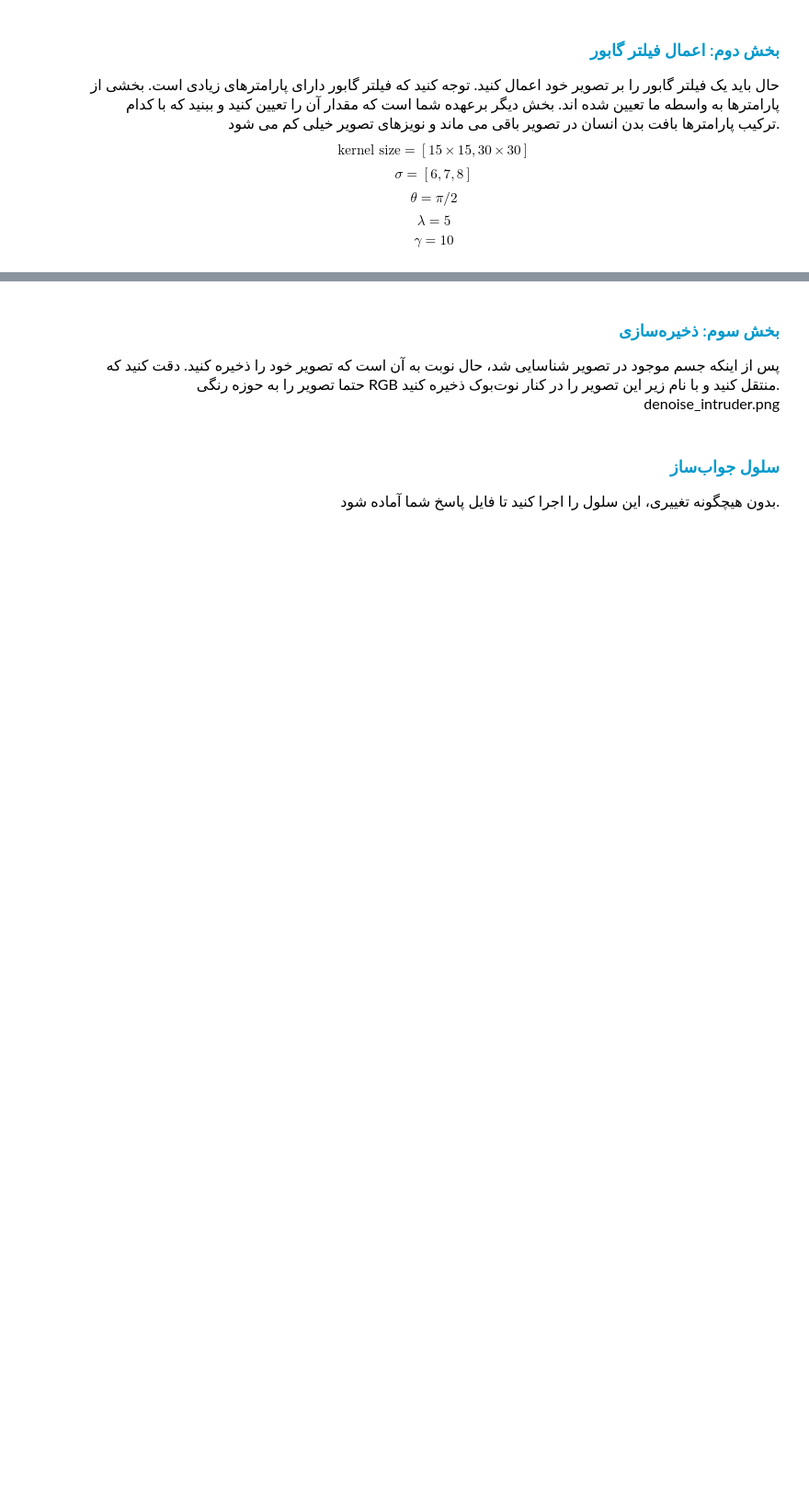
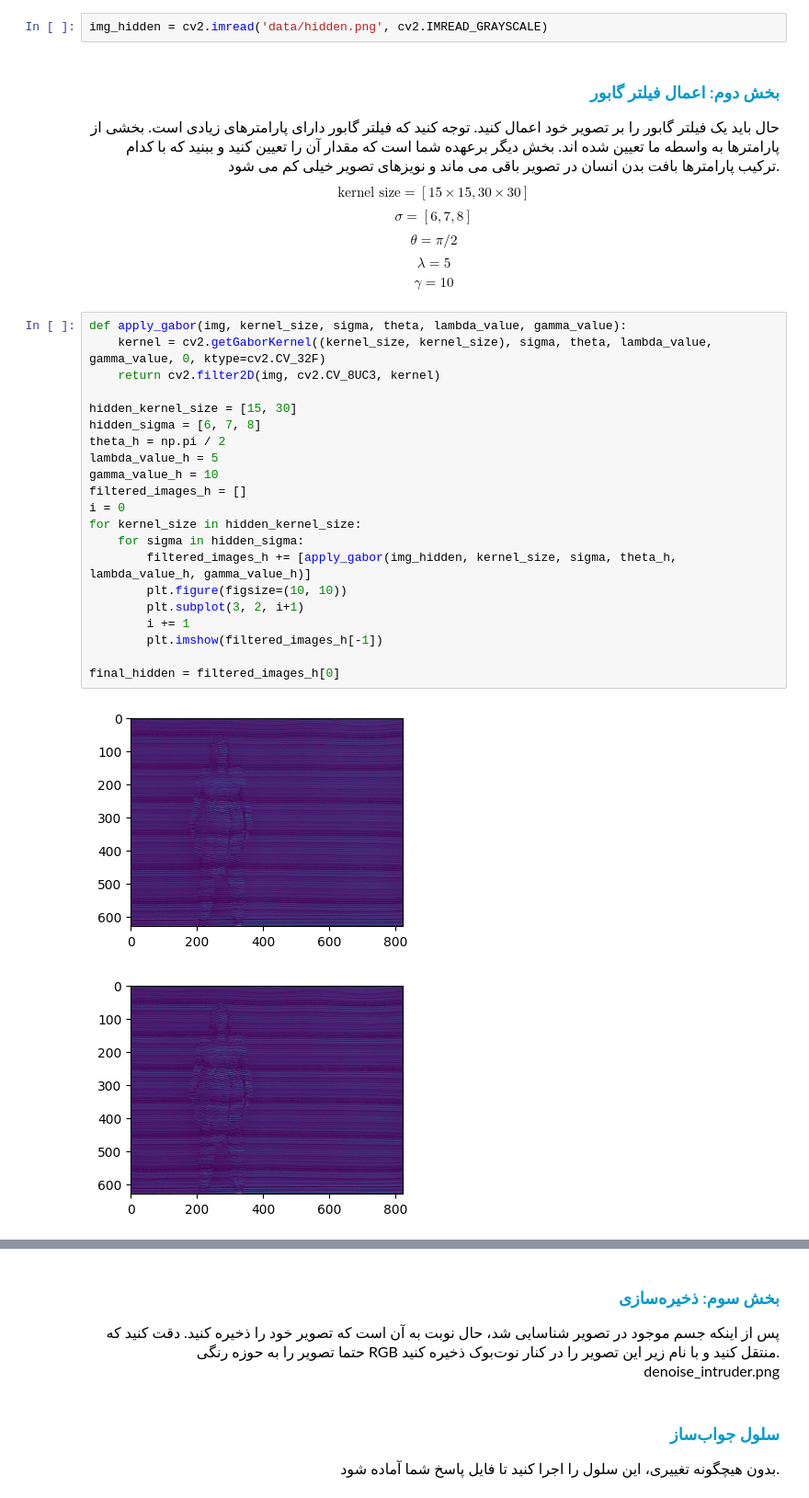
Before and after one commit to mahajialirezaei/image-processing-codes, a Jupyter notebook: Texture-Segmentation/notebook.ipynb, the cells around one changed output, grey strips where cells are left out. Shown at 92% size. Saved outputs shown, nothing was run; the diff lists cells and outputs as text; blank space fills up the shorter version.

Commit message:
apply_gabor implemented in hidden_human img

```diff
--- a/Texture-Segmentation/notebook.ipynb
+++ b/Texture-Segmentation/notebook.ipynb
@@ -136,6 +142,8 @@ visible_cat.png
 data/hidden.png
 </font>
 </p>
+# %%
+img_hidden = cv2.imread('data/hidden.png', cv2.IMREAD_GRAYSCALE)
 # %% [markdown]
 <h3 align=right style="line-height:200%;font-family:vazir;color:#0099cc">
 <font face="vazir" color="#0099cc">
@@ -154,3 +162,27 @@ $$\sigma = [6, 7, 8]$$
 $$\theta = \pi/2$$
 $$\lambda = 5$$
 $$\gamma = 10$$
+# %%
+def apply_gabor(img, kernel_size, sigma, theta, lambda_value, gamma_value):
+    kernel = cv2.getGaborKernel((kernel_size, kernel_size), sigma, theta, lambda_value, gamma_value, 0, ktype=cv2.CV_32F)
+    return cv2.filter2D(img, cv2.CV_8UC3, kernel)
+
+hidden_kernel_size = [15, 30]
+hidden_sigma = [6, 7, 8]
+theta_h = np.pi / 2
+lambda_value_h = 5
+gamma_value_h = 10
+filtered_images_h = []
+i = 0
+for kernel_size in hidden_kernel_size:
+    for sigma in hidden_sigma:
+        filtered_images_h += [apply_gabor(img_hidden, kernel_size, sigma, theta_h, lambda_value_h, gamma_value_h)]
+        plt.figure(figsize=(10, 10))
+        plt.subplot(3, 2, i+1)
+        i += 1
+        plt.imshow(filtered_images_h[-1])
+
+final_hidden = filtered_images_h[0]
+# %% [output]
+[figure, added]
+[figure, added]
```
Also changed, not shown: parts of 3 cells of this notebook.
